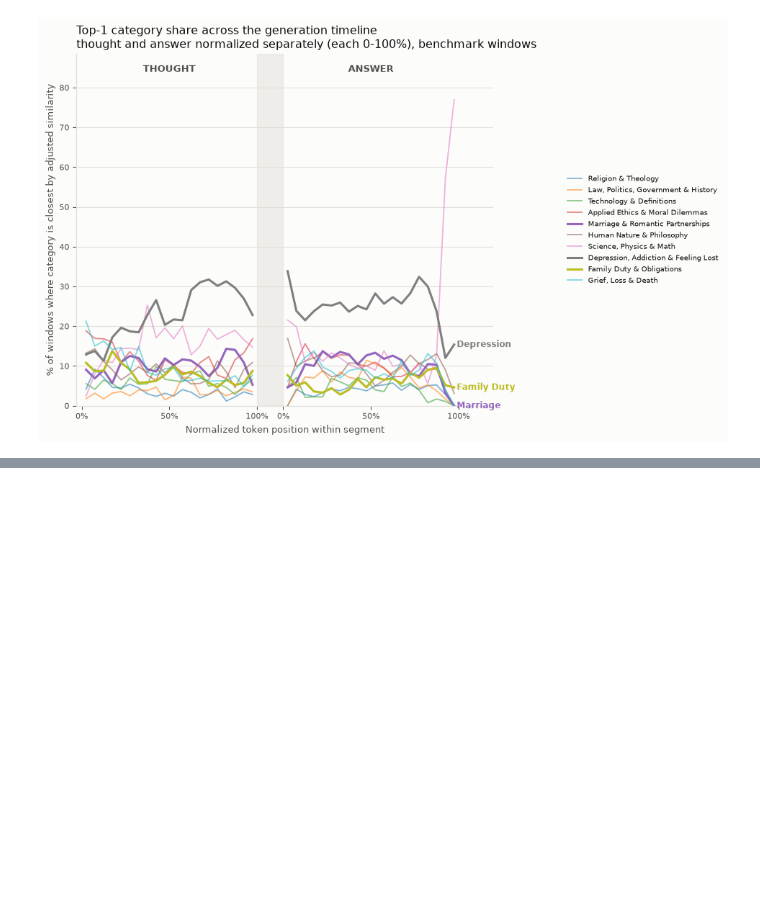
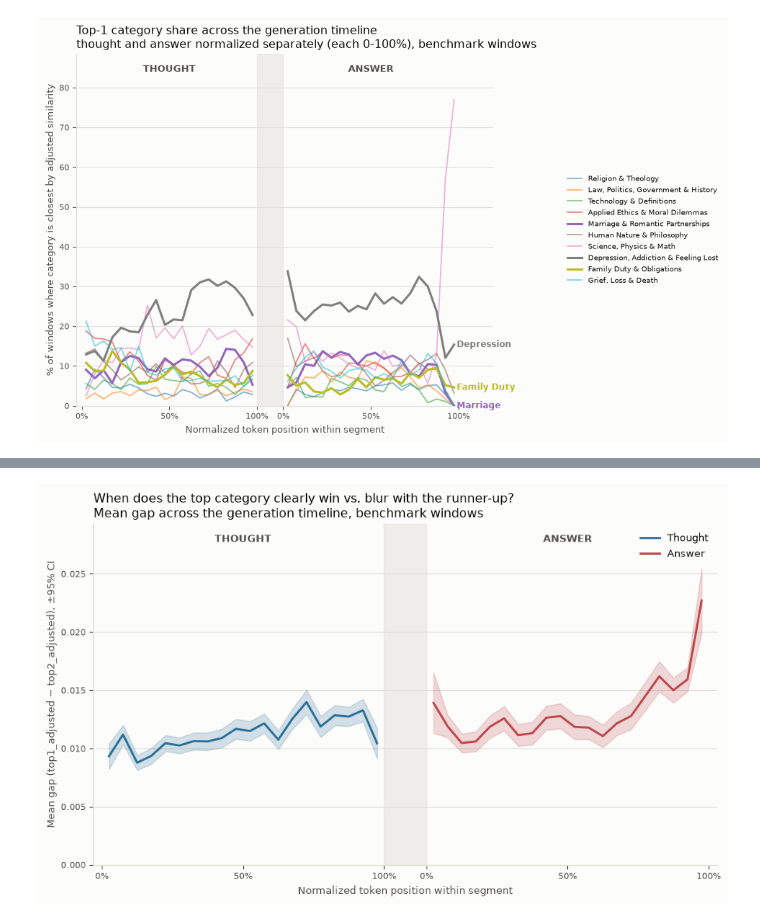
Before and after one commit to suzanaSSP/Jlens_part3, a Jupyter notebook: scripts/eda.ipynb, the cells around one changed output, grey strips where cells are left out. Saved outputs shown, nothing was run; the diff lists cells and outputs as text; code cells hidden in the pictures; blank space fills up the shorter version.

```diff
--- a/scripts/eda.ipynb
+++ b/scripts/eda.ipynb
@@ -343,0 +473,60 @@ timeline_plot('adj_top1', "% of windows where category is closest by adjusted si
+# %%
+# mean gap across the generation timeline, thought/answer normalized
+# separately (same convention as the top1-category timeline plots above).
+# Shows *when* merging is worst, not just a single number averaged across
+# the whole segment.
+df_cat_presence["pos_bin"] = pd.cut(df_cat_presence["norm_pos"], bins=bin_edges, labels=False, include_lowest=True)
+
+def gap_timeline(segment):
+    sub = df_cat_presence[df_cat_presence["segment"] == segment]
+    g = sub.groupby("pos_bin")["gap"]
+    mean = g.mean().reindex(range(BIN_COUNT))
+    sem = g.sem().reindex(range(BIN_COUNT))
+    return mean, sem
+
+thought_mean, thought_sem = gap_timeline("thought")
+answer_mean, answer_sem = gap_timeline("answer")
+
+x_thought = bin_centers
+x_answer = 100 + GAP + bin_centers
+
+fig, ax = plt.subplots(figsize=(9, 5.5), facecolor=SURFACE)
+ax.set_facecolor(SURFACE)
+
+for x, mean, sem, color, label in [
+    (x_thought, thought_mean, thought_sem, THOUGHT_COLOR, "Thought"),
+    (x_answer, answer_mean, answer_sem, ANSWER_COLOR, "Answer"),
+]:
+    ax.plot(x, mean, color=color, linewidth=2, label=label, zorder=3)
+    ax.fill_between(x, mean - 1.96 * sem, mean + 1.96 * sem, color=color, alpha=0.2, zorder=2)
+
+ax.axvspan(100, 100 + GAP, color=GRIDLINE, alpha=0.5, zorder=1)
+
+ymax = max((thought_mean + 1.96 * thought_sem).max(), (answer_mean + 1.96 * answer_sem).max()) * 1.15
+ax.set_ylim(0, ymax)
+ax.text(50, ymax * 0.97, "THOUGHT", ha="center", va="top", fontsize=9.5, color=TEXT_SECONDARY, fontweight="bold")
+ax.text(100 + GAP + 50, ymax * 0.97, "ANSWER", ha="center", va="top", fontsize=9.5, color=TEXT_SECONDARY, fontweight="bold")
+
+ax.set_xticks([0, 50, 100, 100 + GAP, 100 + GAP + 50, 100 + GAP + 100])
+ax.set_xticklabels(["0%", "50%", "100%", "0%", "50%", "100%"], fontsize=8, color=TEXT_SECONDARY)
+ax.set_xlabel("Normalized token position within segment", color=TEXT_SECONDARY, fontsize=9)
+ax.set_ylabel("Mean gap (top1_adjusted − top2_adjusted), ±95% CI", color=TEXT_SECONDARY, fontsize=9)
+ax.set_title("When does the top category clearly win vs. blur with the runner-up?\nMean gap across the generation timeline, benchmark windows",
+             color=TEXT_PRIMARY, fontsize=11.5, loc="left")
+
+ax.grid(True, color=GRIDLINE, linewidth=0.8, axis="y", zorder=0)
+ax.spines[["top", "right"]].set_visible(False)
+ax.spines[["left", "bottom"]].set_color(GRIDLINE)
+ax.tick_params(colors=TEXT_SECONDARY, labelsize=8)
+ax.set_xlim(-3, 100 + GAP + 100 + 3)
+ax.legend(frameon=False, fontsize=9, labelcolor=TEXT_PRIMARY, loc="upper right")
+
+# Same edge-bin caveat as the top1-category timeline above: bins 0 and 19
+# are built from far fewer windows than the interior bins, so treat edge
+# spikes as possible small-sample noise until checked against a larger
+# benchmark.
+fig.tight_layout()
+fig.savefig("../images/gap_timeline.png", dpi=150, facecolor=SURFACE, bbox_inches="tight")
+plt.show()
+# %% [output]
+[figure, added]
```
Also changed, not shown: parts of 6 cells of this notebook, 8 other files.
